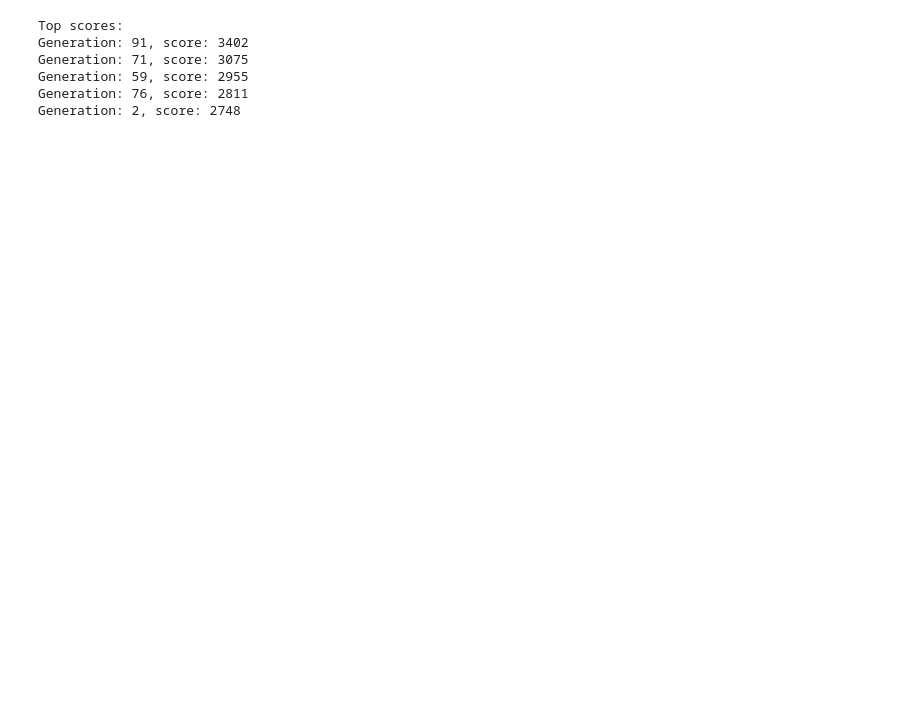
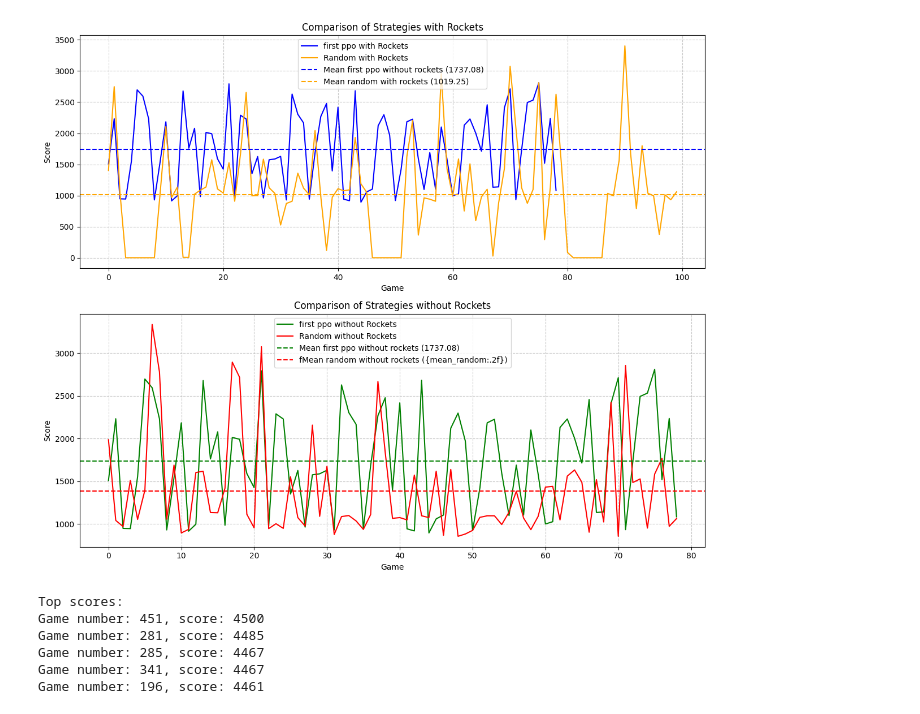
Before and after one commit to ShaharEli/JetpackJoyridePython, a Jupyter notebook: research.ipynb, the cells around one changed output. Cells and saved outputs as stored; diff of their text form; code cells hidden in the pictures; blank space fills up the shorter version.

```diff
--- a/research.ipynb
+++ b/research.ipynb
@@ -38,3 +102,63 @@ plot_scores(data)
+# %%
+first_ppo_scores_without_rockets_path = "first_ppo_scores_without_rockets.json"
+first_ppo_scores_with_rockets_path = "first_ppo_scores_with_rockets.json"
+
+random_with_rockets_path = "random_scores_with_rockets.json"
+random_without_rockets_path = "random_scores_without_rockets.json"
+
+# load data
+with open(first_ppo_scores_without_rockets_path, "r") as f:
+    first_ppo_without_rockets = json.load(f)[MAX_SIZE - 100:MAX_SIZE]
+
+with open(first_ppo_scores_with_rockets_path, "r") as f:
+    first_ppo_scores_with_rockets = json.load(f)[MAX_SIZE - 100:MAX_SIZE]
+
+with open(random_with_rockets_path, "r") as f:
+    random_with_rockets = json.load(f)[:MAX_SIZE]
+
+with open(random_without_rockets_path, "r") as f:
+    random_without_rockets = json.load(f)[:len(first_ppo_without_rockets)]
+
+
+# compare without rockets and with rockets evolution and random with rockets and without rockets
+
+# Create the plots
+fig, (ax1, ax2) = plt.subplots(2, 1, figsize=(12, 10))
+
+# Plot for strategies with rockets
+ax1.plot(first_ppo_without_rockets, label='first ppo with Rockets', color='blue')
+ax1.plot(random_with_rockets, label='Random with Rockets', color='orange')
+# add means
+mean = np.mean(first_ppo_without_rockets)
+mean_random = np.mean(random_with_rockets)
+ax1.axhline(y=mean, color="blue", linestyle="--", label=f"Mean first ppo without rockets ({mean:.2f})")
+ax1.axhline(y=mean_random, color="orange", linestyle="--", label=f"Mean random with rockets ({mean_random:.2f})")
+
+ax1.set_title('Comparison of Strategies with Rockets')
+ax1.set_xlabel('Game')
+ax1.set_ylabel('Score')
+ax1.legend()
+ax1.grid(True, linestyle='--', alpha=0.7)
+
+# Plot for strategies without rockets
+ax2.plot(first_ppo_without_rockets, label='first ppo without Rockets', color='green')
+ax2.plot(random_without_rockets, label='Random without Rockets', color='red')
+ax2.set_title('Comparison of Strategies without Rockets')
+ax2.set_xlabel('Game')
+ax2.set_ylabel('Score')
+# add means
+mean = np.mean(first_ppo_without_rockets)
+mean_random = np.mean(random_without_rockets)
+ax2.axhline(y=mean, color="green", linestyle="--", label=f"Mean first ppo without rockets ({mean:.2f})")
+ax2.axhline(y=mean_random, color="red", linestyle="--", label="fMean random without rockets ({mean_random:.2f})")
+ax2.legend()
+ax2.grid(True, linestyle='--', alpha=0.7)
+
+# Adjust layout and show the plots
+plt.tight_layout()
+plt.show()
+# %% [output]
+[figure, added]
 # %%
 # table of top 5 scores and their generation
 def top_scores(data, n=5):
@@ -46,11 +170,11 @@ def top_scores(data, n=5):
 top_scores_results = top_scores(data)
 print("Top scores:")
 for i, score in top_scores_results:
-    print(f"Generation: {i+1}, score: {score}")
+    print(f"Game number: {i+1}, score: {score}")
 # %% [output]
 Top scores:
-Generation: 91, score: 3402
-Generation: 71, score: 3075
-Generation: 59, score: 2955
-Generation: 76, score: 2811
-Generation: 2, score: 2748
+Game number: 451, score: 4500
+Game number: 281, score: 4485
+Game number: 285, score: 4467
+Game number: 341, score: 4467
+Game number: 196, score: 4461
```
Also changed, not shown: parts of 5 cells of this notebook.
